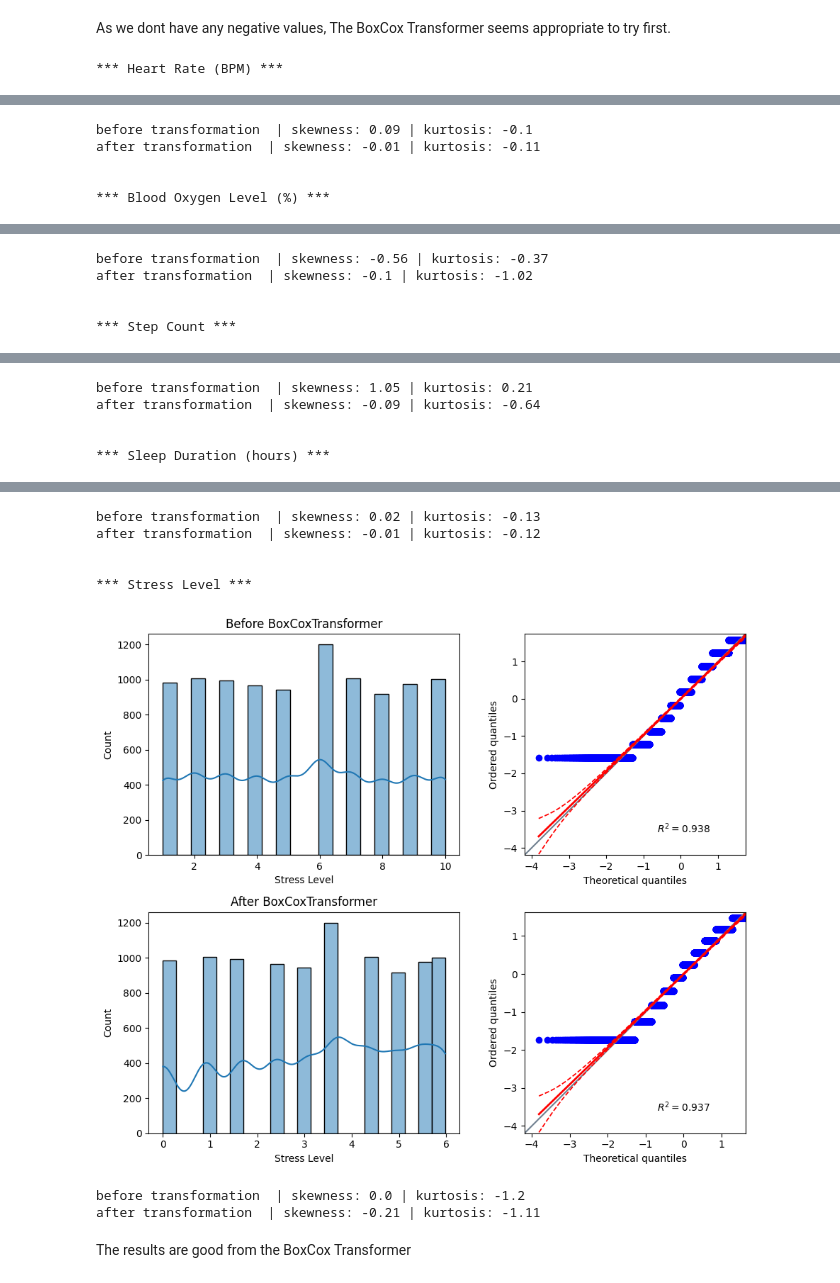
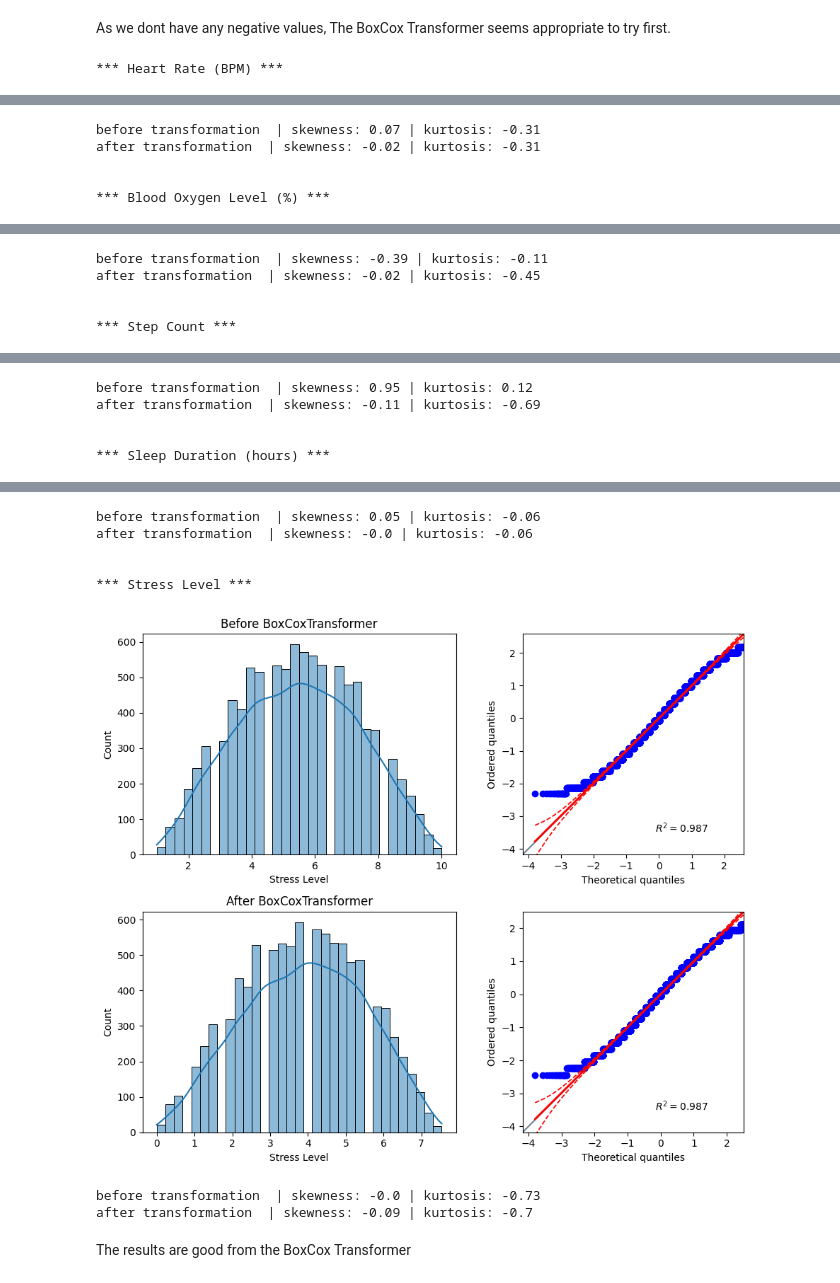
Before and after one commit to MaxBWiseman/Predictive_Analytics_Project, a Jupyter notebook: jupyter_notebooks/Feature_Engineering_Notebook.ipynb, the cells around one changed output, grey strips where cells are left out. Drawn from its saved outputs; the diff is of its cells as text; code cells hidden in the pictures.

Commit message:
Started engineering smoothed data
Started implementing the smoothed dataset version also into the engineering notebook to test which one will perform better under what algorithm or transformations.

```diff
--- a/jupyter_notebooks/Feature_Engineering_Notebook.ipynb
+++ b/jupyter_notebooks/Feature_Engineering_Notebook.ipynb
@@ -56,5 +56,5 @@ HypothesisOneFolder = CleanedDataFolder + "hypothesis_one_data/"
 HypothesisTwoFolder = CleanedDataFolder + "hypothesis_two_data/"
 HypothesisThreeFolder = CleanedDataFolder + "hypothesis_three_data/"
 DiscretizedDataFolder = CleanedDataFolder + "discretized_dataset/"
-SmoothedDataFolder = CleanedDataFolder + "smoothed_dataset/"
+SmoothedDataFolder = CleanedDataFolder + "smoothed_data/"
 # %% [markdown]
@@ -70,11 +70,15 @@ df2 = pd.DataFrame(data2)
 # Hypothesis 3
 data3 = pd.read_csv(HypothesisThreeFolder + "cleaned_smartwatch_health_data.csv")
 df3 = pd.DataFrame(data3)
+# Smoothed data version
+data6 = pd.read_csv(SmoothedDataFolder + "smoothed_smartwatch_health_data.csv")
+df_smooth = pd.DataFrame(data6)
 # Discretized data version
 data4 = pd.read_csv(DiscretizedDataFolder + "discretized_smartwatch_health_data.csv")
 df_discretized = pd.DataFrame(data4)
-# Smoothed data version
-data5 = pd.read_csv(CleanedDataFolder + "smoothed_smartwatch_health_data.csv")
+# Discretized smoothed data version
+data5 = pd.read_csv(DiscretizedDataFolder + "discretized_smoothed_smartwatch_health_data.csv")
+df_discretized_smoothed = pd.DataFrame(data5)
 # %% [markdown]
 # Section 2 Normality, Skewness and Kurtosis Improvement
 # %% [markdown]
@@ -100,0 +105,7 @@ Stress Level min: 1, max: 10
+# %%
+# check min and max for numeric variables to see if boxcox is suitable
+for col in df_smooth:
+    if df_smooth[col].dtype == "float64" or df_smooth[col].dtype == "int64":
+        print(f"{col} min: {df_smooth[col].min()}, max: {df_smooth[col].max()}")
+
+df_smooth.head()
@@ -107,7 +130,7 @@ import seaborn as sns
 import pingouin as pg
 import matplotlib.pyplot as plt
 
-df_numeric = df1.select_dtypes(include=['float64','int64'])
+df_numeric = df_smooth.select_dtypes(include=['float64','int64'])
 
 def calculate_skew_kurtosis(df,col, moment):
   print(f"{moment}  | skewness: {df[col].skew().round(2)} | kurtosis: {df[col].kurtosis().round(2)}")
@@ -157,5 +180,5 @@ compare_distributions_before_and_after_applying_transformer(df_numeric, df_trans
-before transformation  | skewness: 0.09 | kurtosis: -0.1
-after transformation  | skewness: -0.01 | kurtosis: -0.11
+before transformation  | skewness: 0.07 | kurtosis: -0.31
+after transformation  | skewness: -0.02 | kurtosis: -0.31
 
 
 *** Blood Oxygen Level (%) ***
@@ -163,5 +186,5 @@ after transformation  | skewness: -0.01 | kurtosis: -0.11
-before transformation  | skewness: -0.56 | kurtosis: -0.37
-after transformation  | skewness: -0.1 | kurtosis: -1.02
+before transformation  | skewness: -0.39 | kurtosis: -0.11
+after transformation  | skewness: -0.02 | kurtosis: -0.45
 
 
 *** Step Count ***
@@ -169,5 +192,5 @@ after transformation  | skewness: -0.1 | kurtosis: -1.02
-before transformation  | skewness: 1.05 | kurtosis: 0.21
-after transformation  | skewness: -0.09 | kurtosis: -0.64
+before transformation  | skewness: 0.95 | kurtosis: 0.12
+after transformation  | skewness: -0.11 | kurtosis: -0.69
 
 
 *** Sleep Duration (hours) ***
@@ -175,11 +198,11 @@ after transformation  | skewness: -0.09 | kurtosis: -0.64
-before transformation  | skewness: 0.02 | kurtosis: -0.13
-after transformation  | skewness: -0.01 | kurtosis: -0.12
+before transformation  | skewness: 0.05 | kurtosis: -0.06
+after transformation  | skewness: -0.0 | kurtosis: -0.06
 
 
 *** Stress Level ***
-[figure, old version]
+[figure, new version]
-before transformation  | skewness: 0.0 | kurtosis: -1.2
-after transformation  | skewness: -0.21 | kurtosis: -1.11
+before transformation  | skewness: -0.0 | kurtosis: -0.73
+after transformation  | skewness: -0.09 | kurtosis: -0.7
 # %% [markdown]
 The results are good from the BoxCox Transformer
 # %% [markdown]
```
Also changed, not shown: parts of 18 cells of this notebook.
